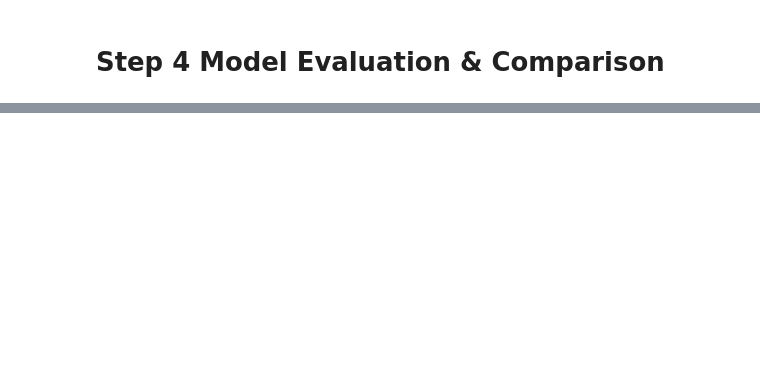
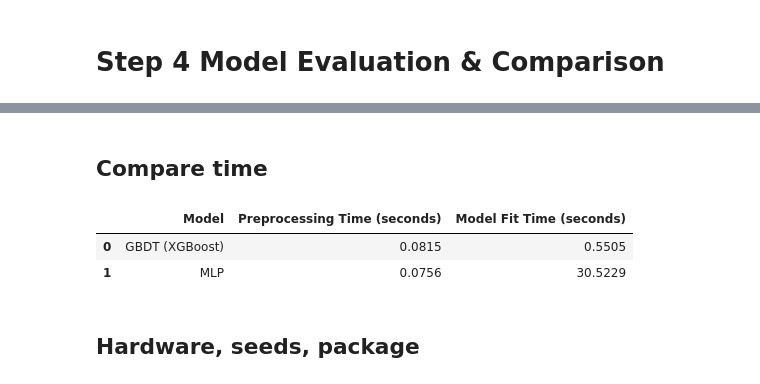
Before and after one commit to CharlotteZZh/AppliedML_hw2, a Jupyter notebook: AppliedML_hw2.ipynb, the cells around one changed output, grey strips where cells are left out. Saved outputs shown, nothing was run; the diff lists cells and outputs as text; code cells hidden in the pictures; blank space fills up the shorter version.

```diff
--- a/AppliedML_hw2.ipynb
+++ b/AppliedML_hw2.ipynb
@@ -919,0 +1090,60 @@ display(
+# %% [markdown]
+## Compare time
+# %%
+gbdt_fit_time = best_gbdt_result["fit_time_seconds"]
+mlp_fit_time = best_mlp_result["fit_time_seconds"]
+
+fit_time_df = pd.DataFrame({
+    "Model": ["GBDT (XGBoost)", "MLP"],
+    "Final Model Fit Time (seconds)": [
+        gbdt_fit_time,
+        mlp_fit_time
+    ]
+})
+
+from sklearn.base import clone
+
+# Time GBDT preprocessing
+gbdt_preprocessor_benchmark = clone(preprocessor_gbdt)
+
+start = time.perf_counter()
+
+gbdt_preprocessor_benchmark.fit_transform(X_train)
+gbdt_preprocessor_benchmark.transform(X_val)
+gbdt_preprocessor_benchmark.transform(X_test)
+
+gbdt_preprocessing_time = time.perf_counter() - start
+
+
+# Time MLP preprocessing
+mlp_preprocessor_benchmark = clone(preprocessor_mlp)
+
+start = time.perf_counter()
+
+mlp_preprocessor_benchmark.fit_transform(X_train)
+mlp_preprocessor_benchmark.transform(X_val)
+mlp_preprocessor_benchmark.transform(X_test)
+
+mlp_preprocessing_time = time.perf_counter() - start
+
+
+# Comparison
+timing_df = pd.DataFrame({
+    "Model": ["GBDT (XGBoost)", "MLP"],
+    "Preprocessing Time (seconds)": [
+        gbdt_preprocessing_time,
+        mlp_preprocessing_time
+    ],
+    "Model Fit Time (seconds)": [
+        gbdt_fit_time,
+        mlp_fit_time
+    ]
+})
+
+display(timing_df.round(4))
+# %% [output]
+|  | Model | Preprocessing Time (seconds) | Model Fit Time (seconds) |
+| 0 | GBDT (XGBoost) | 0.0815 | 0.5505 |
+| 1 | MLP | 0.0756 | 30.5229 |
+# %% [markdown]
+## Hardware, seeds, package
```
Also changed, not shown: parts of 20 cells of this notebook.
